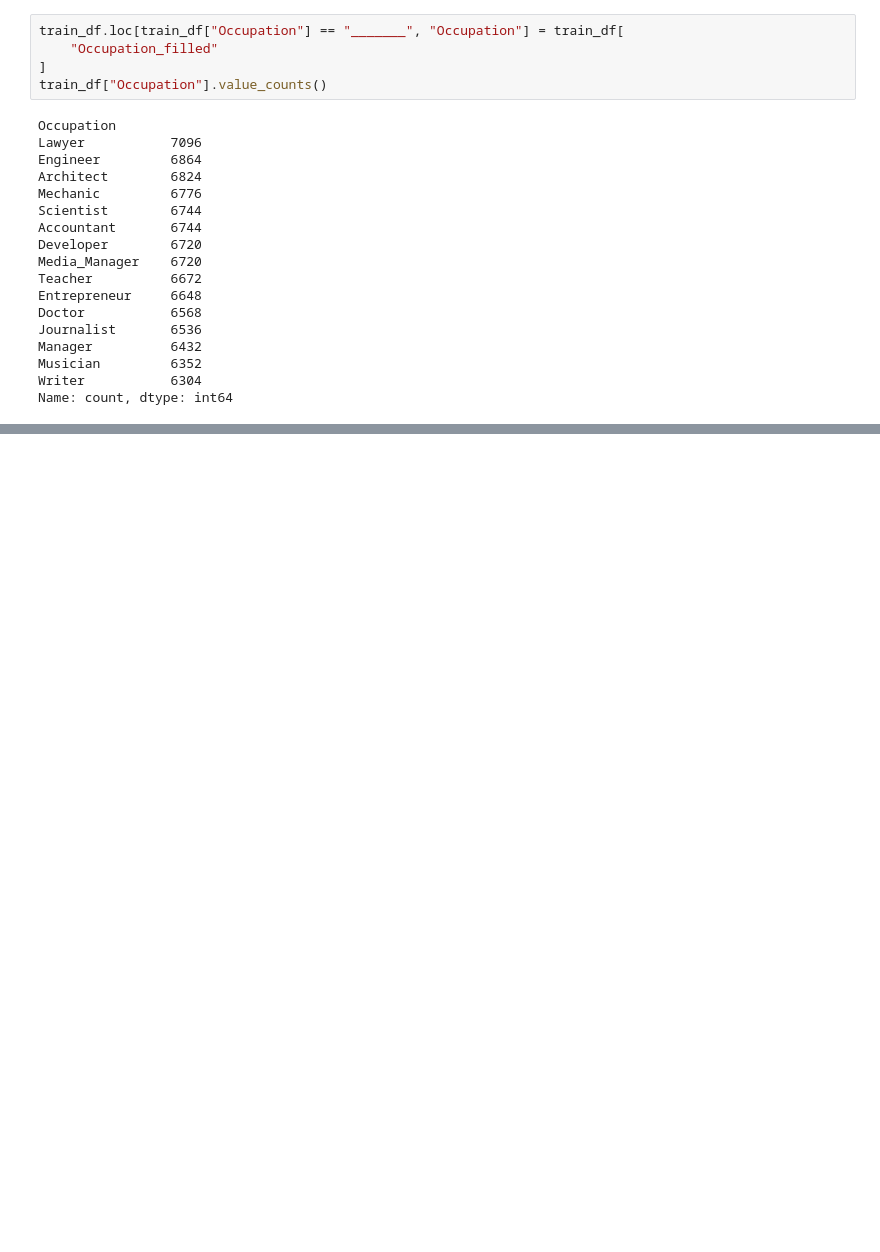
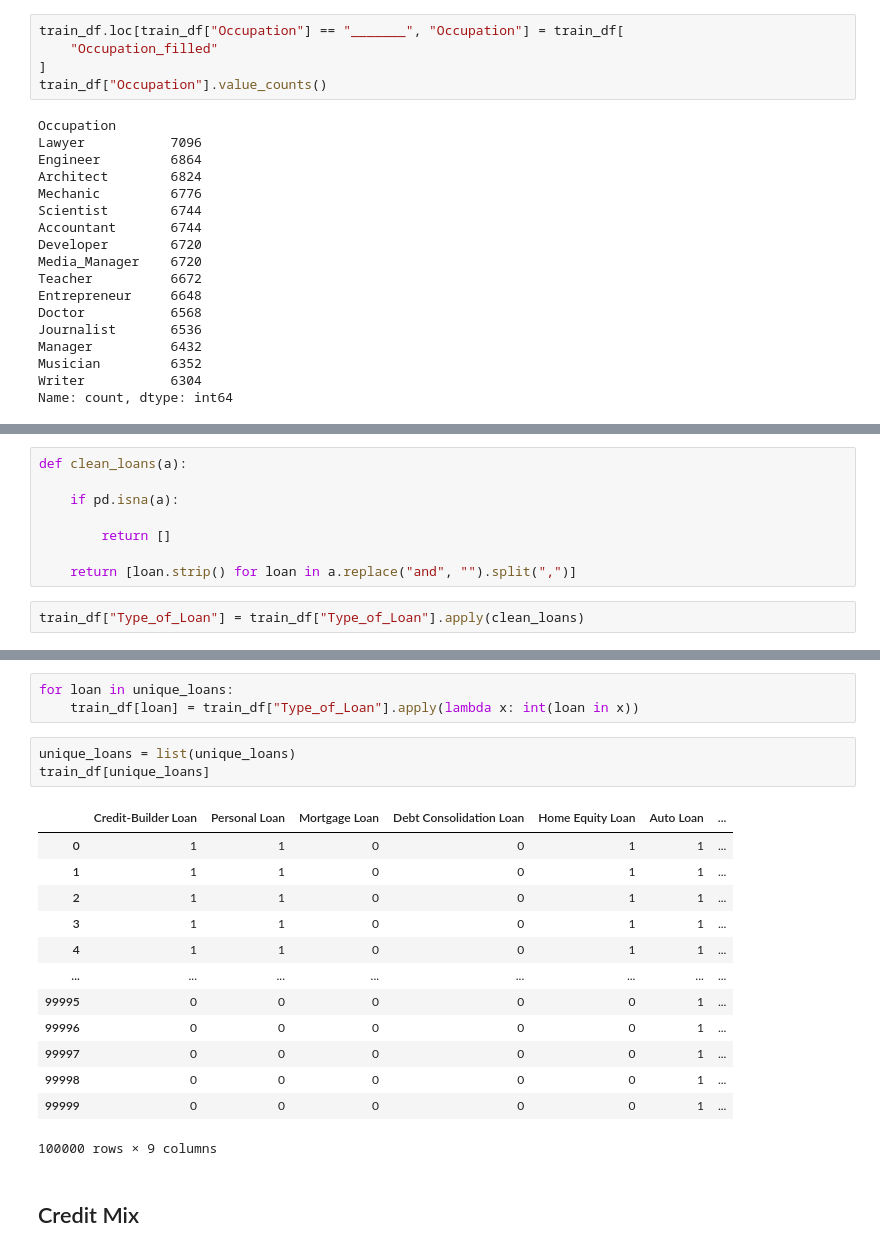
Before and after one commit to FerCorcuera/Credit-Score-Classification, a Jupyter notebook: notebooks/01_data_cleaning.ipynb, the cells around one changed output, grey strips where cells are left out. Saved outputs shown, nothing was run; the diff lists cells and outputs as text; blank space fills up the shorter version.

```diff
--- a/notebooks/01_data_cleaning.ipynb
+++ b/notebooks/01_data_cleaning.ipynb
@@ -240,0 +258,10 @@ Name: count, dtype: int64
+# %%
+def clean_loans(a):
+
+    if pd.isna(a):
+
+        return []
+
+    return [loan.strip() for loan in a.replace("and", "").split(",")]
+# %%
+train_df["Type_of_Loan"] = train_df["Type_of_Loan"].apply(clean_loans)
@@ -240,0 +285,22 @@ Name: count, dtype: int64
+# %%
+for loan in unique_loans:
+    train_df[loan] = train_df["Type_of_Loan"].apply(lambda x: int(loan in x))
+# %%
+unique_loans = list(unique_loans)
+train_df[unique_loans]
+# %% [output]
+|  | Credit-Builder Loan | Personal Loan | Mortgage Loan | Debt Consolidation Loan | Home Equity Loan | Auto Loan | ... |
+| 0 | 1 | 1 | 0 | 0 | 1 | 1 | ... |
+| 1 | 1 | 1 | 0 | 0 | 1 | 1 | ... |
+| 2 | 1 | 1 | 0 | 0 | 1 | 1 | ... |
+| 3 | 1 | 1 | 0 | 0 | 1 | 1 | ... |
+| 4 | 1 | 1 | 0 | 0 | 1 | 1 | ... |
+| ... | ... | ... | ... | ... | ... | ... | ... |
+| 99995 | 0 | 0 | 0 | 0 | 0 | 1 | ... |
+| 99996 | 0 | 0 | 0 | 0 | 0 | 1 | ... |
+| 99997 | 0 | 0 | 0 | 0 | 0 | 1 | ... |
+| 99998 | 0 | 0 | 0 | 0 | 0 | 1 | ... |
+| 99999 | 0 | 0 | 0 | 0 | 0 | 1 | ... |
+100000 rows × 9 columns
+# %% [markdown]
+## Credit Mix
```
Also changed, not shown: parts of 21 cells of this notebook, 1 other file.
